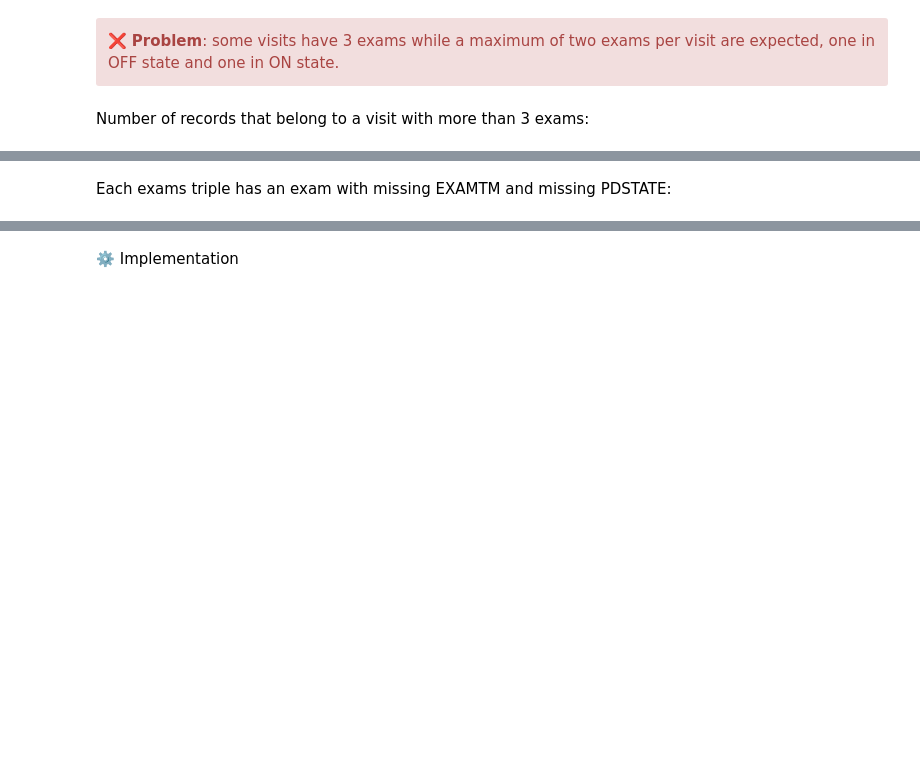
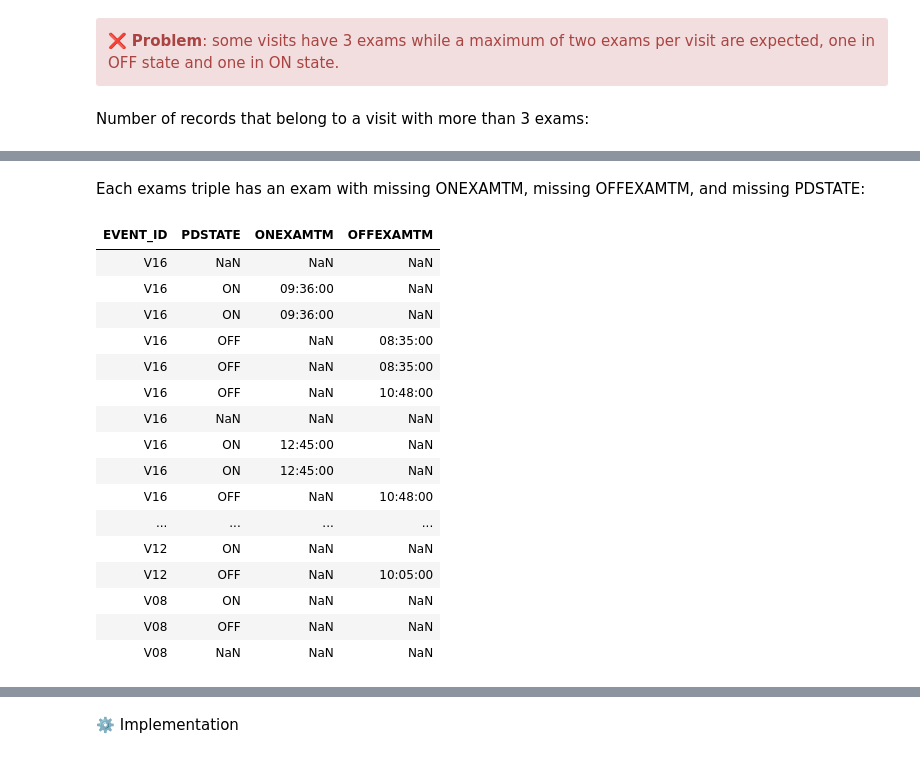
Before and after one commit to LivingPark-MRI/livingpark-utils, a Jupyter notebook: livingpark_utils/notebooks/pd_status.ipynb, the cells around one changed output, grey strips where cells are left out. Cells and saved outputs as stored; diff of their text form; code cells hidden in the pictures; blank space fills up the shorter version.

```diff
--- a/livingpark_utils/notebooks/pd_status.ipynb
+++ b/livingpark_utils/notebooks/pd_status.ipynb
@@ -135,2 +70,0 @@ len(df[df[updrs3_vars].isnull().all(axis=1)])
-# %%
-df = df[df[updrs3_vars].notna().any(axis=1)]
@@ -278,10 +200,28 @@ len(pb)
 # %% [markdown]
-Each exams triple has an exam with missing EXAMTM and missing PDSTATE:
+Each exams triple has an exam with missing ONEXAMTM, missing OFFEXAMTM, and missing PDSTATE:
 # %%
 pb = df.groupby(["PATNO", "EVENT_ID"]).filter(lambda x: len(x) > 2)
-pb_trunc = pb[["EVENT_ID", "PDSTATE", "EXAMTM"]]
+pb_trunc = pb[["EVENT_ID", "PDSTATE", "ONEXAMTM", "OFFEXAMTM"]]
 from IPython.display import HTML
 
 HTML(pb_trunc.to_html(index=False))
+# %% [output]
+| EVENT_ID | PDSTATE | ONEXAMTM | OFFEXAMTM |
+| V16 | NaN | NaN | NaN |
+| V16 | ON | 09:36:00 | NaN |
+| V16 | ON | 09:36:00 | NaN |
+| V16 | OFF | NaN | 08:35:00 |
+| V16 | OFF | NaN | 08:35:00 |
+| V16 | OFF | NaN | 10:48:00 |
+| V16 | NaN | NaN | NaN |
+| V16 | ON | 12:45:00 | NaN |
+| V16 | ON | 12:45:00 | NaN |
+| V16 | OFF | NaN | 10:48:00 |
+| ... | ... | ... | ... |
+| V12 | ON | NaN | NaN |
+| V12 | OFF | NaN | 10:05:00 |
+| V08 | ON | NaN | NaN |
+| V08 | OFF | NaN | NaN |
+| V08 | NaN | NaN | NaN |
 # %% [markdown]
 <div class="alert alert-block alert-success">
```
Also changed, not shown: parts of 134 cells of this notebook.
